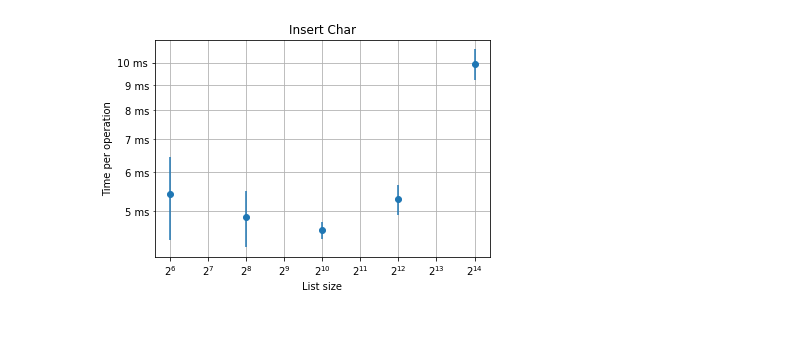
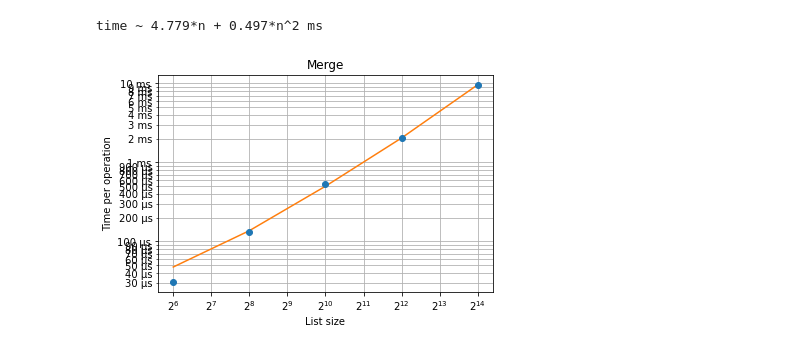
Before and after one commit to brunokim/causal-tree, a Jupyter notebook: bench/Benchmark analysis.ipynb, the cells around one changed output. Saved outputs shown, nothing was run; the diff lists cells and outputs as text; code cells hidden in the pictures.

```diff
--- a/bench/Benchmark analysis.ipynb
+++ b/bench/Benchmark analysis.ipynb
@@ -26,5 +26,5 @@ glob('./*.csv')
 # %%
-df = read_benchstat_csv('2521f4e.csv')
+df = read_benchstat_csv('56631ae.csv')
 df
 # %% [output]
 |  |  | cpus | time | time_sd |
@@ -47,5 +48,6 @@ df
 # %%
 from matplotlib.ticker import EngFormatter
+from numpy.polynomial import Polynomial
 
 def plot_time_vs_size(size, time_sec, time_sd_sec):
     fig, ax = plt.subplots()
@@ -66,6 +68,11 @@ def plot_time_vs_size(size, time_sec, time_sd_sec):
     ax.set_ylabel('Time per operation')
 
     plt.errorbar(size, time_sec, fmt='o', yerr=time_sd_sec)
+
+    fit = Polynomial.fit(size, time_sec, deg=2)
+    _, c1, c2 = fit
+    print(f'time ~ {c1*1e3:.3f}*n + {c2*1e3:.3f}*n^2 ms')
+    plt.plot(size, fit(size))
     return ax
 # %%
 # Analysing fork operation
@@ -92,8 +122,9 @@ ax.plot(demo, 100e-6 * (demo/2**6)**2) # O(n^2)
 # %%
-# Analysing insert char alone
-_char = df.xs('InsertChar')
+# Analysing merge experiment
+_merge = df.xs("Merge")
 
-ax = plot_time_vs_size(_char.index, _char.time * 1e-9, _char.time_sd * 1e-9)
-_ = ax.set_title('Insert Char')
+ax = plot_time_vs_size(_merge.index, _merge.time * 1e-9, _merge.time_sd * 1e-9)
+_ = ax.set_title('Merge')
 # %% [output]
+time ~ 4.779*n + 0.497*n^2 ms
-[figure, old version]
+[figure, new version]
```
Also changed, not shown: parts of 7 cells of this notebook, 5 other files.
